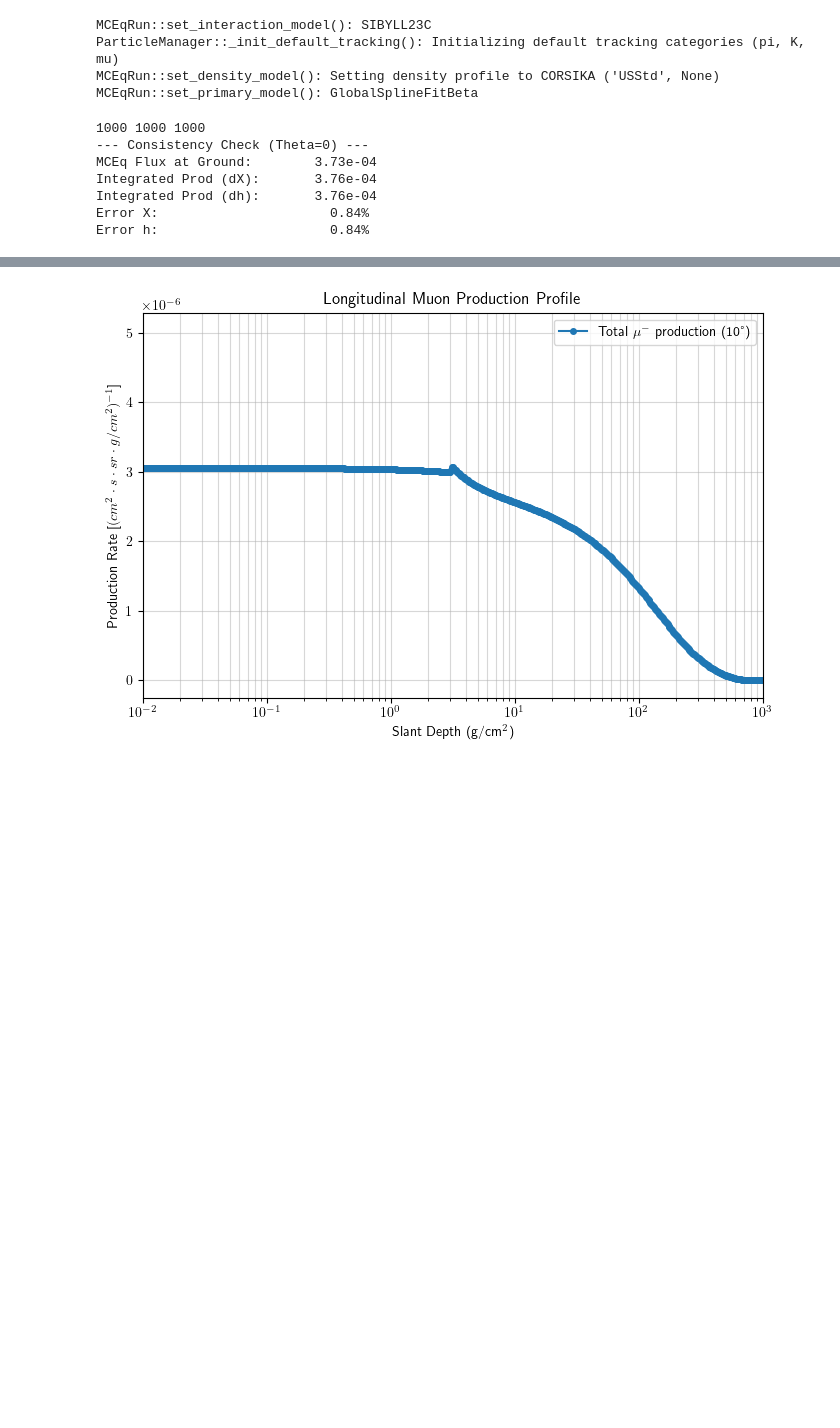
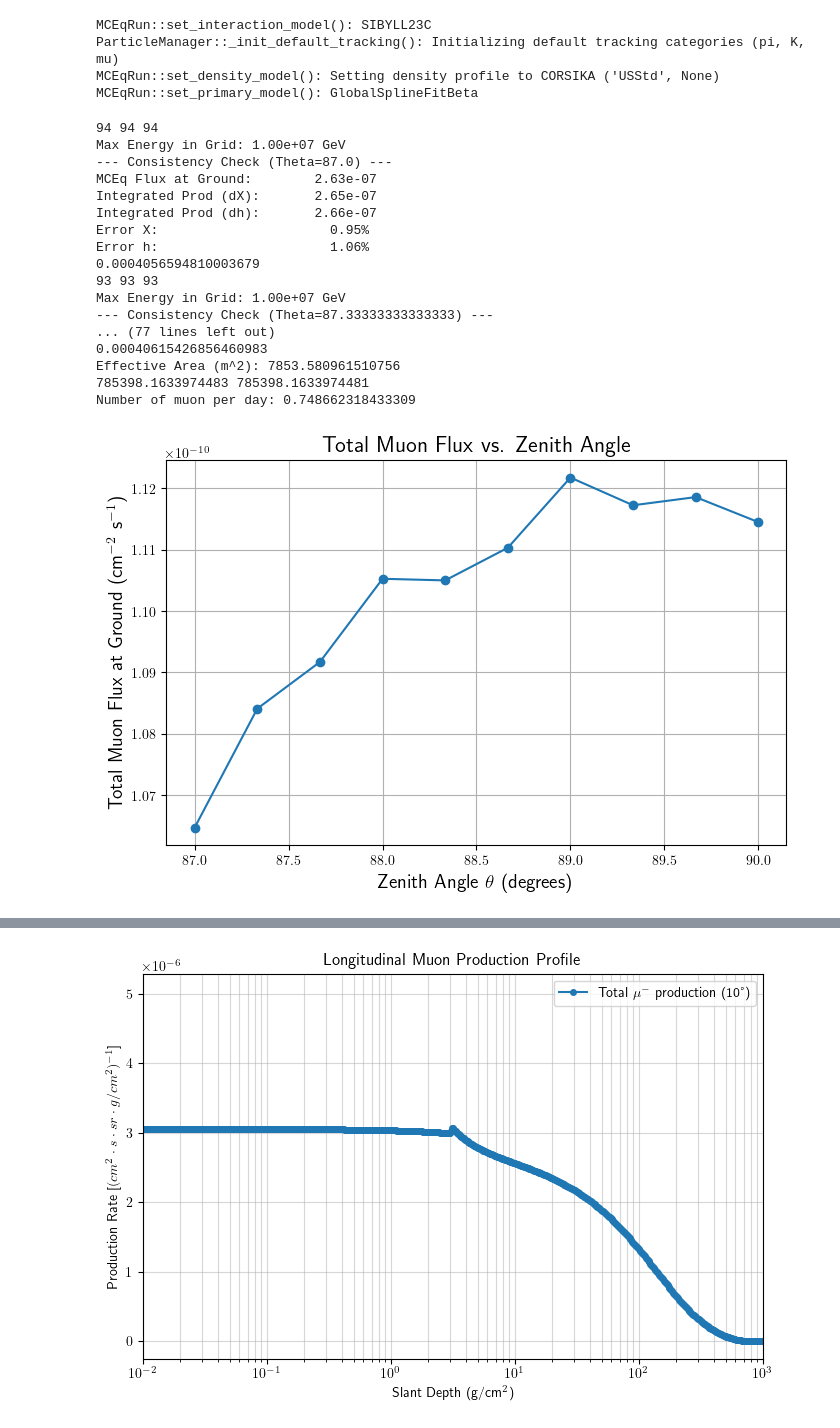
Before and after one commit to Teikiet/Muon_Trinity, a Jupyter notebook: analysis/MCEq.ipynb, the cells around one changed output, grey strips where cells are left out. Cells and saved outputs as stored; diff of their text form; code cells hidden in the pictures; blank space fills up the shorter version.

```diff
--- a/analysis/MCEq.ipynb
+++ b/analysis/MCEq.ipynb
@@ -36,7 +36,8 @@ ParticleManager::_init_default_tracking(): Initializing default tracking categor
 MCEqRun::set_density_model(): Setting density profile to CORSIKA ('USStd', None)
 MCEqRun::set_primary_model(): GlobalSplineFitBeta
 # %%
-def get_spectrum(theta, Nh, mag=1):
+
+def get_spectrum(theta, Nh, mag=1, h_obs_m=2944, h_max_m=112800.0):
     mceq.set_theta_deg(theta)
     mceq.integration_path = None
     angle_rad = np.radians(theta)
@@ -44,50 +45,92 @@ def get_spectrum(theta, Nh, mag=1):
 
     # l_grid goes L -> 0 (Bottom to Top)
     L_grid = np.linspace(L, 0, Nh)
-
-    # h_grid goes h(0) -> h(L) which is TOP to BOTTOM (e.g., 100km -> 0km)
+    # h_grid goes h(0) -> h(L) which is TOP to BOTTOM (e.g., 112.8km -> 0km)
     H_grid = np.array([earth_geom.h(l, angle_rad) for l in (L) - L_grid])
+    # count H_grid to observation height:
+    H_grid = H_grid[H_grid>=h_obs_m*1e2] # 2944m in cm
+    H_grid = H_grid[H_grid<=h_max_m*1e2] # 112800m in cm
+    L_grid = L_grid[-len(H_grid):] # Corresponding L_grid for the valid H_grid
     # X_grid goes X(Top) -> X(Bottom) which is 0 -> 1030 (Correct for solver)
     X_grid = mceq.density_model.h2X(H_grid)
     print(len(L_grid), len(H_grid), len(X_grid))
     mceq.solve(int_grid=X_grid)
 
     longitudinal_spectrum = [
-        mceq.get_solution('total_mu-', grid_idx=idx, mag=mag)
+        mceq.get_solution('total_mu-', grid_idx=idx, mag=mag) + mceq.get_solution('total_mu+', grid_idx=idx, mag=mag)
         for idx in range(len(X_grid))]
     CDF = np.array(longitudinal_spectrum)
     # dPhidX is [Positive] (Flux increases with depth)
     dPhidX = np.gradient(CDF, X_grid, axis=0)
-    dPhidX = np.clip(dPhidX, 0, None)  # Remove negative values
     # dXdh is [Negative] (As h increases, X decreases) use -dXdh to get positive production rate per km
     dXdh = -np.gradient(X_grid, H_grid)
     dPhidh = dPhidX * dXdh[:, None]
 
     # VERIFICATION: Does the sum of production = Ground Flux?
     # Integration over X
     total_produced_X = np.sum(dPhidX * np.abs(np.gradient(X_grid))[:, None], axis=0)
     # Integration over h
     total_produced_h = np.sum(dPhidh * np.abs(np.gradient(H_grid))[:, None], axis=0)
 
     # Compare ground values (integrating over E_grid for a single scalar number)
-    sum_mceq = np.trapezoid(CDF[-1, :], mceq.e_grid)
-    sum_prod_X = np.trapezoid(total_produced_X, mceq.e_grid)
-    sum_prod_h = np.trapezoid(total_produced_h, mceq.e_grid)
+    E_max = 1e7  # GeV, adjust as needed based on mceq.e_grid
+    print(f"Max Energy in Grid: {E_max:.2e} GeV")
+    sum_mceq = np.trapezoid(CDF[-1, :][mceq.e_grid <= E_max], mceq.e_grid[mceq.e_grid <= E_max])
+    sum_prod_X = np.trapezoid(total_produced_X[mceq.e_grid <= E_max], mceq.e_grid[mceq.e_grid <= E_max])
+    sum_prod_h = np.trapezoid(total_produced_h[mceq.e_grid <= E_max], mceq.e_grid[mceq.e_grid <= E_max])
 
     print(f"--- Consistency Check (Theta={theta}) ---")
     print(f"MCEq Flux at Ground:        {sum_mceq:.2e}")
     print(f"Integrated Prod (dX):       {sum_prod_X:.2e}")
     print(f"Integrated Prod (dh):       {sum_prod_h:.2e}")
     print(f"Error X:                      {abs(sum_mceq-sum_prod_X)/sum_mceq:.2%}")
     print(f"Error h:                      {abs(sum_mceq-sum_prod_h)/sum_mceq:.2%}")
-    return dPhidX,dPhidh, CDF, L_grid, X_grid, H_grid
 
-dPhidX, dPhidh, CDF, L_grid, X_grid, H_grid = get_spectrum(0, 1000)
+    return dPhidX, dPhidh, CDF, L_grid, X_grid, H_grid, sum_mceq
+zenith_angle = np.linspace(87, 90, 10)
+d_theta = np.diff(zenith_angle)[0]  # Assuming uniform spacing
+Total_flux = []
+for theta in zenith_angle:
+    Solid_angle = -(np.radians(272)-np.radians(268)) * (np.cos(np.radians(theta+d_theta)) - np.cos(np.radians(theta)))
+    dPhidX, dPhidh, CDF, L_grid, X_grid, H_grid, sum_mceq = get_spectrum(theta, 100)#, h_obs_m=5000, h_max_m=50000)
+    muon_cm2_s = sum_mceq * Solid_angle * np.cos(np.radians(90-theta))  # Adjust for zenith angle
+    print(Solid_angle)
+    Total_flux.append(muon_cm2_s)
+plt.figure(figsize=(8, 5))
+plt.plot(zenith_angle, Total_flux, marker='o')
+plt.xlabel(r'Zenith Angle $\theta$ (degrees)', fontsize=14)
+plt.ylabel(r'Total Muon Flux at Ground (cm$^{-2}$ s$^{-1}$)', fontsize=14)
+plt.title(r'Total Muon Flux vs. Zenith Angle', fontsize=16)
+plt.grid()
+
+r = np.linspace(0,500,100)
+dr = r[1] - r[0] #even spacing
+m = (0.02-0.005)/(0-500)
+b = 0.02
+trigger_rate_r = np.clip(m*r+b, 0, None)
+effective_area = 2*np.pi * np.trapezoid(trigger_rate_r* r, dx =dr)
+print("Effective Area (m^2):", effective_area)
+Area = np.pi * (500)**2
+area_test =  2*np.pi * np.trapezoid(r, dx=dr)
+print(Area,area_test)
+Muon_per_Day = np.sum(Total_flux)*effective_area*3600*24
+print("Number of muon per day:", Muon_per_Day)
 # %% [output]
-1000 1000 1000
---- Consistency Check (Theta=0) ---
-MCEq Flux at Ground:        3.73e-04
-Integrated Prod (dX):       3.76e-04
-Integrated Prod (dh):       3.76e-04
-Error X:                      0.84%
-Error h:                      0.84%
+94 94 94
+Max Energy in Grid: 1.00e+07 GeV
+--- Consistency Check (Theta=87.0) ---
+MCEq Flux at Ground:        2.63e-07
+Integrated Prod (dX):       2.65e-07
+Integrated Prod (dh):       2.66e-07
+Error X:                      0.95%
+Error h:                      1.06%
+0.0004056594810003679
+93 93 93
+Max Energy in Grid: 1.00e+07 GeV
+--- Consistency Check (Theta=87.33333333333333) ---
+... (77 lines left out)
+0.00040615426856460983
+Effective Area (m^2): 7853.580961510756
+785398.1633974483 785398.1633974481
+Number of muon per day: 0.748662318433309
+[figure, added]
```
Also changed, not shown: parts of 5 cells of this notebook, 8 other files.
